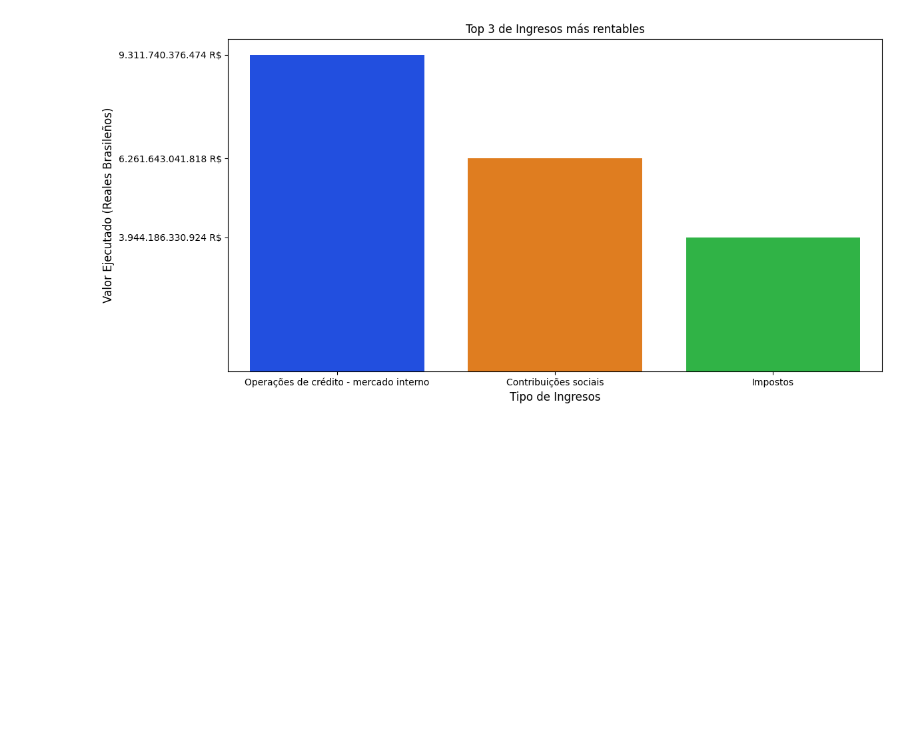
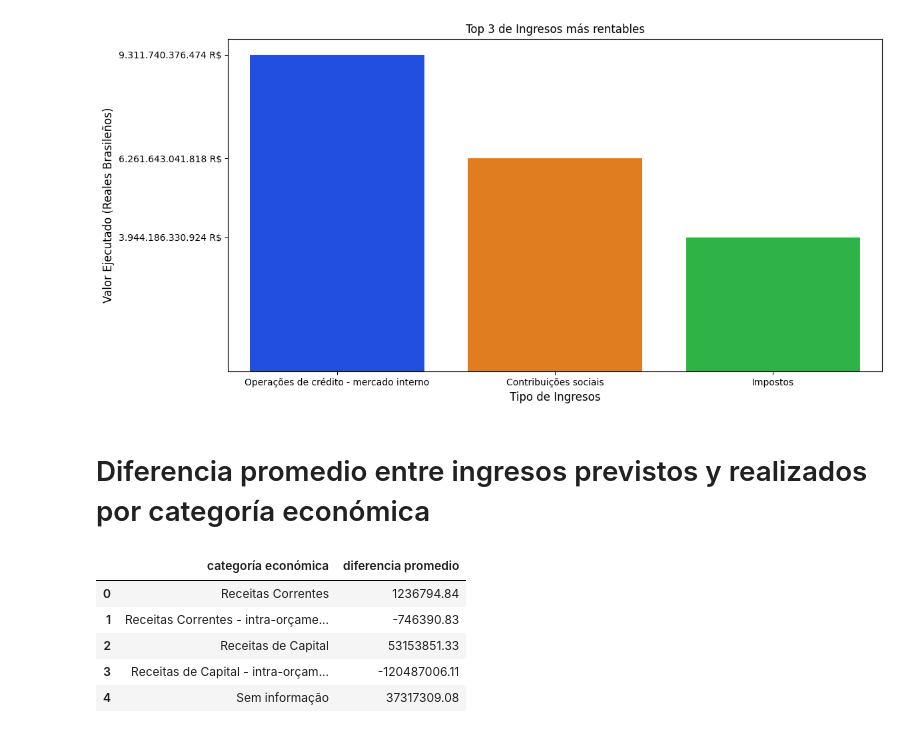
Before and after one commit to apelsito/Proyecto2-EDA-Ingresos-Brasil, a Jupyter notebook: jupyter_notebooks/03_EDA.ipynb, the cells around one changed output. Drawn from its saved outputs; the diff is of its cells as text; code cells hidden in the pictures; blank space fills up the shorter version.

```diff
--- a/jupyter_notebooks/03_EDA.ipynb
+++ b/jupyter_notebooks/03_EDA.ipynb
@@ -82,3 +82,17 @@ plt.yticks(ticks=[3944186330924,6261643041818,9311740376474],labels=["3.944.186.
 plt.tight_layout()
 # %% [output]
 [figure]
+# %% [markdown]
+# Diferencia promedio entre ingresos previstos y realizados por categoría económica
+# %%
+df['diferencia_ingresos'] = df['valor previsto actualizado'] - df['valor ejecutado']
+diferencia_promedio = df.groupby('categoría económica')['diferencia_ingresos'].mean().reset_index()
+diferencia_promedio.columns = ['categoría económica', 'diferencia promedio']
+diferencia_promedio
+# %% [output]
+|  | categoría económica | diferencia promedio |
+| 0 | Receitas Correntes | 1236794.84 |
+| 1 | Receitas Correntes - intra-orçame... | -746390.83 |
+| 2 | Receitas de Capital | 53153851.33 |
+| 3 | Receitas de Capital - intra-orçam... | -120487006.11 |
+| 4 | Sem informação | 37317309.08 |
```
Also changed, not shown: 2 other files.
